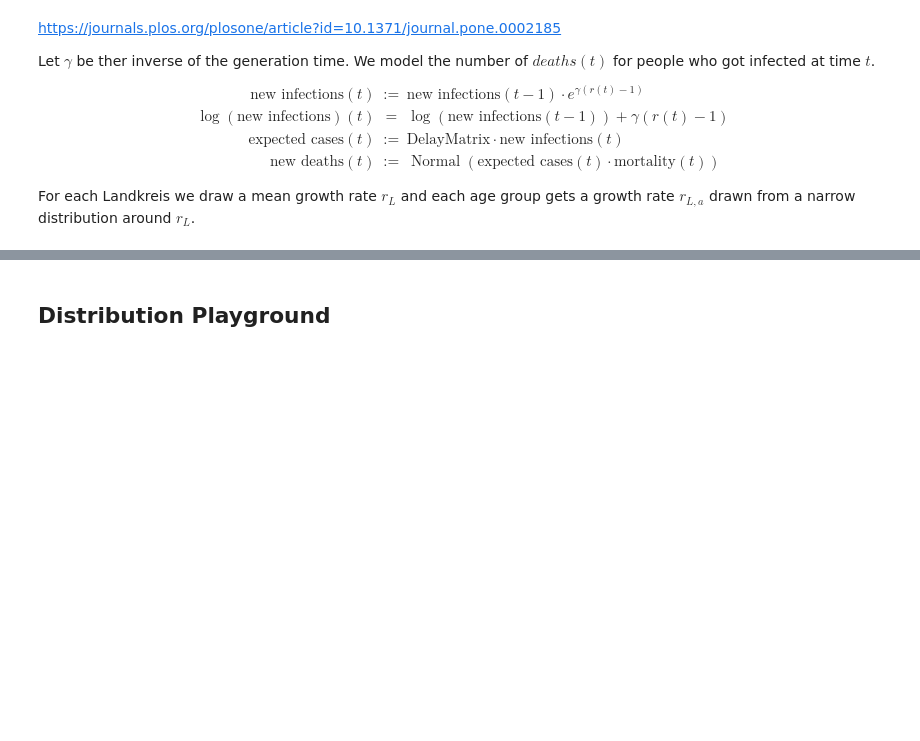
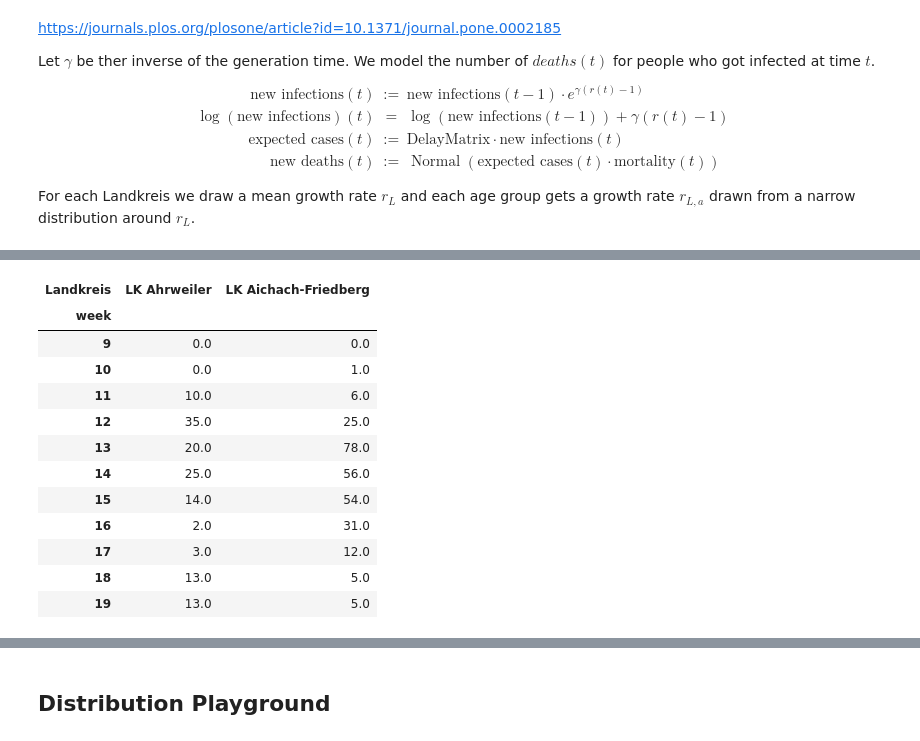
Before and after one commit to dan-tee/corona, a Jupyter notebook: Landkreis Model.ipynb, the cells around one changed output, grey strips where cells are left out. Saved outputs shown, nothing was run; the diff lists cells and outputs as text; code cells hidden in the pictures; blank space fills up the shorter version.

```diff
--- a/Landkreis Model.ipynb
+++ b/Landkreis Model.ipynb
@@ -366,6 +441,22 @@ Name: Log-probability of test_point, dtype: float64
 # %%
 # log_inf = pm.sample_prior_predictive(samples=10000, model=model, vars=['log_infections'])['log_infections']
 # plt.plot(np.median(log_inf, axis=0))
+# %%
+cases.groupby(level=0, axis=1).sum()
+# %% [output]
+| Landkreis | LK Ahrweiler | LK Aichach-Friedberg |
+| week |  |  |
+| 9 | 0.0 | 0.0 |
+| 10 | 0.0 | 1.0 |
+| 11 | 10.0 | 6.0 |
+| 12 | 35.0 | 25.0 |
+| 13 | 20.0 | 78.0 |
+| 14 | 25.0 | 56.0 |
+| 15 | 14.0 | 54.0 |
+| 16 | 2.0 | 31.0 |
+| 17 | 3.0 | 12.0 |
+| 18 | 13.0 | 5.0 |
+| 19 | 13.0 | 5.0 |
 # %%
 def week_numbers_to_dates(week_numbers):
     return weeks_ending.loc[week_numbers]
```
Also changed, not shown: parts of 30 cells of this notebook.
